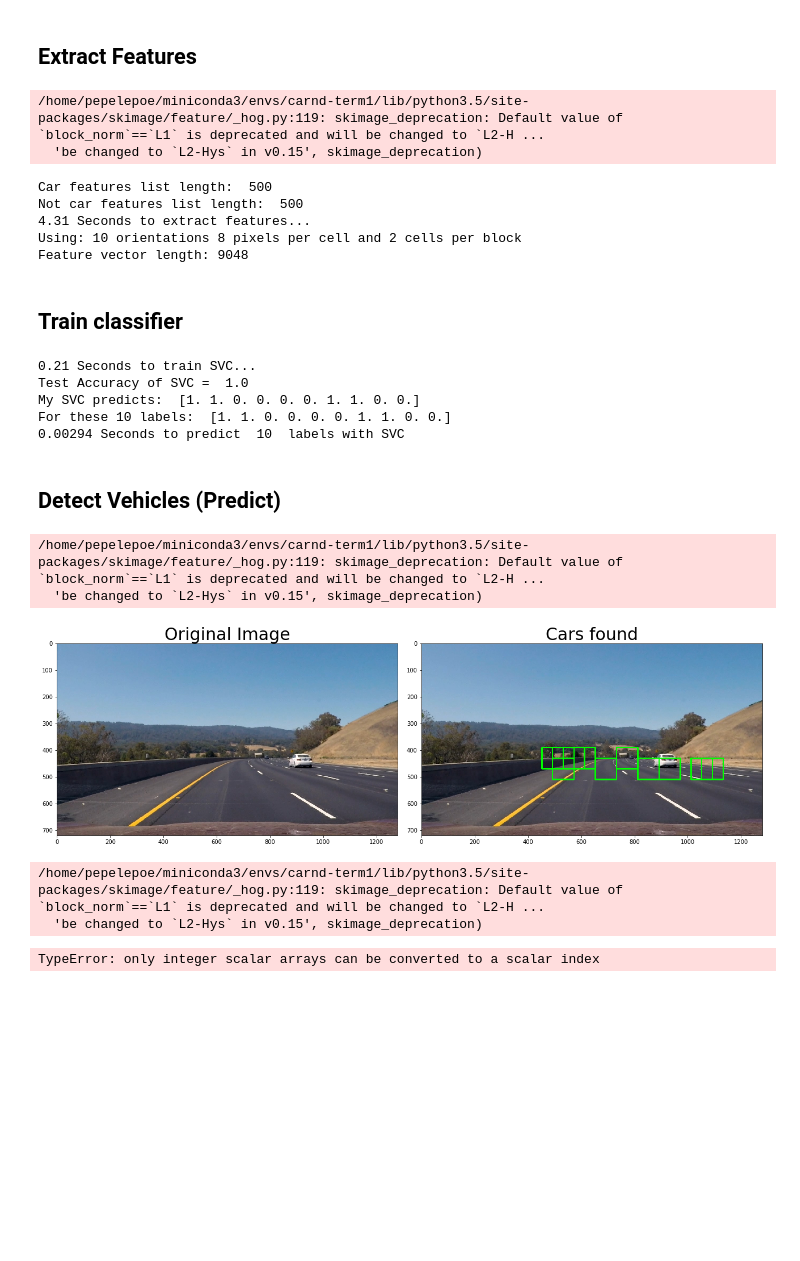
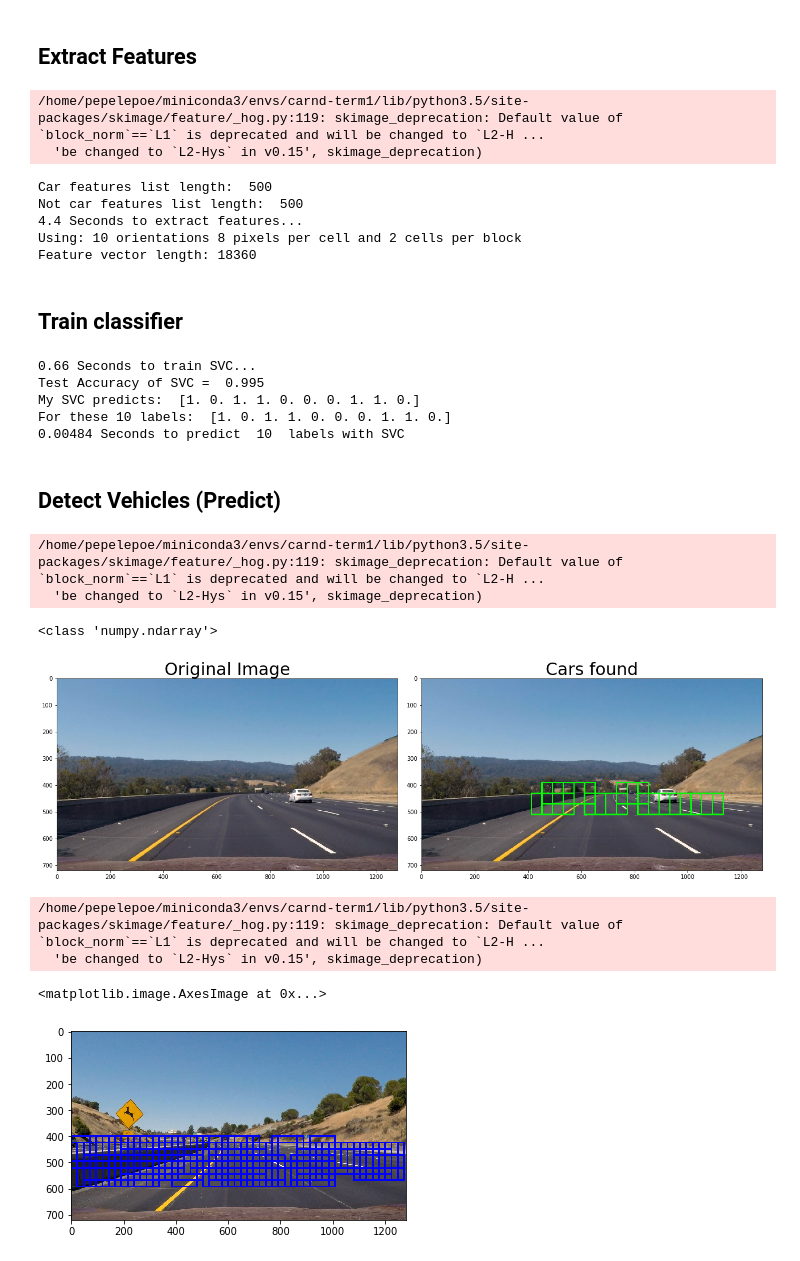
Before and after one commit to joelpou/vehicle-detection, a Jupyter notebook: carDetection.ipynb, the cells around one changed output. Drawn from its saved outputs; the diff is of its cells as text; code cells hidden in the pictures; blank space fills up the shorter version.

Commit message:
Updated heatmap portion

```diff
--- a/carDetection.ipynb
+++ b/carDetection.ipynb
@@ -399,8 +430,8 @@ print('...')
 # %% [markdown]
 ## Extract Features
 # %%
-spatial = 32
-histBins = 32
+spatial = 64
+histBins = 64
 spatialSize = (spatial, spatial)
 histRange = (0, 256)
 colorspace = 'YCrCb' # Can be RGB, HSV, LUV, HLS, YUV, YCrCb
@@ -452,9 +483,9 @@ print('Feature vector length:', len(Xtrain[0]))
   'be changed to `L2-Hys` in v0.15', skimage_deprecation)
 Car features list length:  500
 Not car features list length:  500
-4.31 Seconds to extract features...
+4.4 Seconds to extract features...
 Using: 10 orientations 8 pixels per cell and 2 cells per block
-Feature vector length: 9048
+Feature vector length: 18360
 # %% [markdown]
 ## Train classifier
 # %%
@@ -493,11 +524,11 @@ print(round(t2 - t, 5), 'Seconds to predict ', nPredict, ' labels with SVC')
 # # Pickle  using protocol 0.
 # pickle.dump(svc, output)
 # %% [output]
-0.21 Seconds to train SVC...
-Test Accuracy of SVC =  1.0
-My SVC predicts:  [1. 1. 0. 0. 0. 0. 1. 1. 0. 0.]
-For these 10 labels:  [1. 1. 0. 0. 0. 0. 1. 1. 0. 0.]
-0.00294 Seconds to predict  10  labels with SVC
+0.66 Seconds to train SVC...
+Test Accuracy of SVC =  0.995
+My SVC predicts:  [1. 0. 1. 1. 0. 0. 0. 1. 1. 0.]
+For these 10 labels:  [1. 0. 1. 1. 0. 0. 0. 1. 1. 0.]
+0.00484 Seconds to predict  10  labels with SVC
 # %% [markdown]
 ## Detect Vehicles (Predict)
 # %%
@@ -562,6 +593,7 @@ hot_windows = search_windows(test_image, windows3, svc, Xscaler, color_space=col
 # print(len(windows))
 
 window_img = draw_boxes(draw_image, hot_windows, color=(0, 1, 0), thick=4)
+print(type(window_img))
 
 f, (ax1, ax2) = plt.subplots(1, 2, figsize=(18,9))
 plt.tight_layout()
@@ -575,7 +607,8 @@ plt.show()
 # %% [output]
 /home/pepelepoe/miniconda3/envs/carnd-term1/lib/python3.5/site-packages/skimage/feature/_hog.py:119: skimage_deprecation: Default value of `block_norm`==`L1` is deprecated and will be changed to `L2-H ...
   'be changed to `L2-Hys` in v0.15', skimage_deprecation)
+<class 'numpy.ndarray'>
-[figure, old version]
+[figure, new version]
 # %%
 def find_cars(img, ystart, ystop, scale, svc, X_scaler, orient, pix_per_cell, cell_per_block, spatial_size, hist_bins):
 
@@ -622,18 +655,17 @@ def find_cars(img, ystart, ystop, scale, svc, X_scaler, orient, pix_per_cell, ce
             hog_feat2 = hog2[ypos:ypos+nblocks_per_window, xpos:xpos+nblocks_per_window].ravel()
             hog_feat3 = hog3[ypos:ypos+nblocks_per_window, xpos:xpos+nblocks_per_window].ravel()
 
-#             print(len(hog_feat1))
-#             print(len(hog_feat2))
-#             print(len(hog_feat3))
+#             print("hogfeat1 size: ", len(hog_feat1), "type: " , type(hog_feat1))
+#             print("hogfeat2 size: ", len(hog_feat2), "type: " , type(hog_feat2))
+#             print("hogfeat3 size: ", len(hog_feat3), "type: " , type(hog_feat3))
 
             img_features = []
 
             hog_features = np.hstack((hog_feat1, hog_feat2, hog_feat3))
-            hog_features = np.array(hog_features)
+#             hog_features = np.array(hog_features)
             img_features.append(hog_features)
 
-#             print(hog_features.shape)
-
+#             print("hog: ", hog_features.shape, "type: ", type(hog_features))
 
             xleft = xpos*pix_per_cell
             ytop = ypos*pix_per_cell
@@ -643,48 +675,48 @@ def find_cars(img, ystart, ystop, scale, svc, X_scaler, orient, pix_per_cell, ce
 
             # Get color features
             spatial_features = bin_spatial(subimg, size=spatial_size)
-            spatial_features = np.array(spatial_features)
+#             spatial_features = np.array(spatial_features)
             img_features.append(spatial_features)
 
-#             print(spatial_features.shape)
+#             print("spatial: ", spatial_features.shape, "type: ", type(spatial_features))
 
             hist_features = color_hist(subimg, nbins=hist_bins)
-            hist_features = np.array(hist_features)
+#             hist_features = np.array(hist_features)
             img_features.append(hist_features)
 
-#             print(hist_features.shape)
+#             print("hist: ", hist_features.shape, "type: ", type(hist_features))
 
             # Scale features and make a prediction
 #             test_features = X_scaler.transform(np.hstack((spatial_features, hist_features, hog_features))).reshape(1, -1)
 
-            test_features = X_scaler.transform(np.hstack((np.concatenate(spatial_features, hist_features, hog_features))).reshape(1, -1))
+            test_features = X_scaler.transform(np.hstack((spatial_features, hist_features, hog_features)).reshape(1, -1))
             #test_features = X_scaler.transform(np.hstack((shape_feat, hist_feat)).reshape(1, -1))
             test_prediction = svc.predict(test_features)
 
 #             print(test_prediction)
 
             if test_prediction == 1:
                 xbox_left = np.int(xleft*scale)
                 ytop_draw = np.int(ytop*scale)
                 win_draw = np.int(window*scale)
                 cv2.rectangle(draw_img,(xbox_left, ytop_draw+ystart),(xbox_left+win_draw,ytop_draw+win_draw+ystart),(0,0,255),6)
-
                 bbox_list.append(((xbox_left, ytop_draw+ystart), #github.com/preritj
                                   (xbox_left+win_draw,ytop_draw+win_draw+ystart)))
 
-    return bbox_list
+    return draw_img
 
-# img = mpimg.imread('./test_images/test4.jpg')
+img = mpimg.imread('./test_images/test2.jpg')
 
 
 ystart = 400
 ystop = 600
 scale = 1.5
 
-out_img = find_cars(image, ystart, ystop, scale, svc, Xscaler, orient, pix_per_cell, cell_per_block, spatialSize, histBins)
+out_img = find_cars(img, ystart, ystop, scale, svc, Xscaler, orient, pix_per_cell, cell_per_block, spatialSize, histBins)
 
 plt.imshow(out_img)
 # %% [output]
 /home/pepelepoe/miniconda3/envs/carnd-term1/lib/python3.5/site-packages/skimage/feature/_hog.py:119: skimage_deprecation: Default value of `block_norm`==`L1` is deprecated and will be changed to `L2-H ...
   'be changed to `L2-Hys` in v0.15', skimage_deprecation)
-TypeError: only integer scalar arrays can be converted to a scalar index
+<matplotlib.image.AxesImage at 0x...>
+[figure, added]
```
Also changed, not shown: parts of 4 cells of this notebook, 1 other file.
